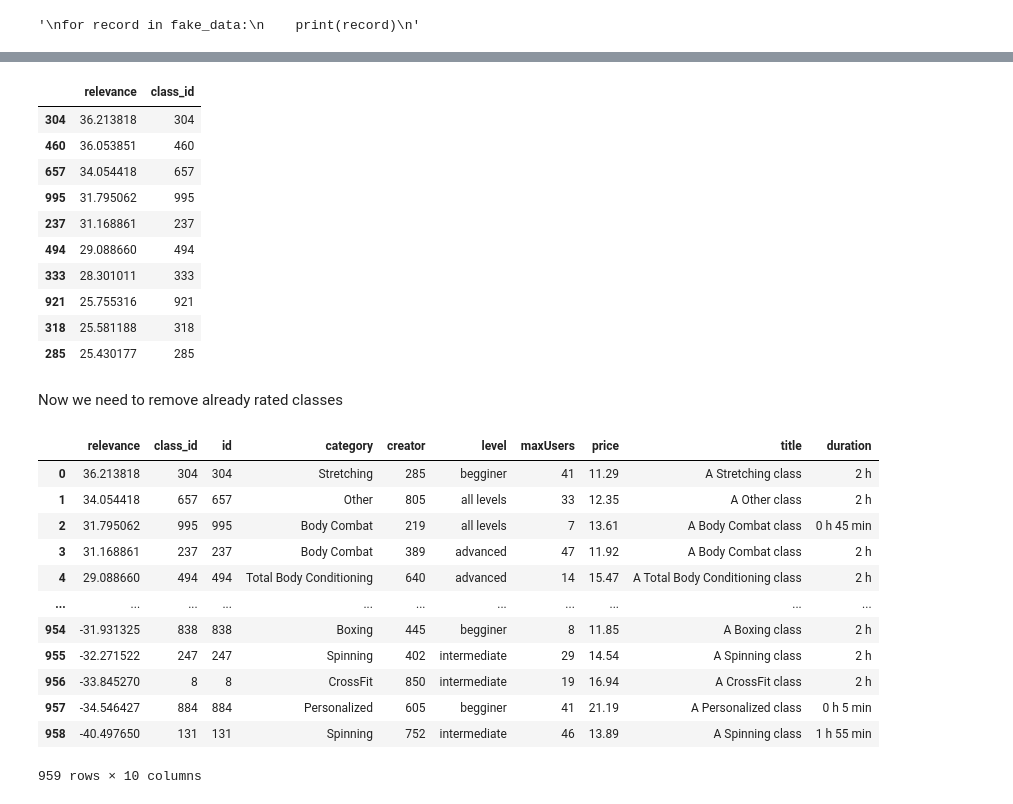
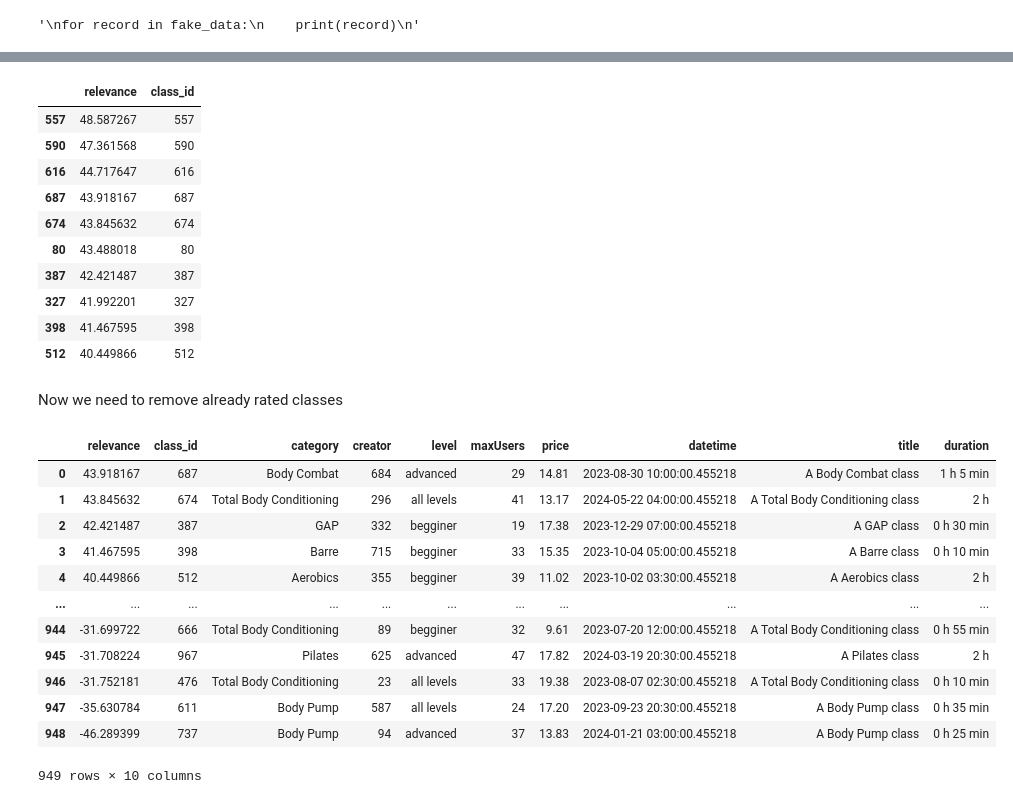
Before and after one commit to roensumundo/scratch-app, a Jupyter notebook: recommendation system/tests.ipynb, the cells around one changed output, grey strips where cells are left out. Cells and saved outputs as stored; diff of their text form; code cells hidden in the pictures.

Commit message:
similar classes achieved.

```diff
--- a/recommendation system/tests.ipynb
+++ b/recommendation system/tests.ipynb
@@ -230,9 +230,14 @@ def print_rated_classes(user_id, rating_matrix, classes):
     for class_id in get_rated_classes(user_id, rating_matrix):
         print("%d %.1f %s " %
           (class_id, get_rating(user_id, class_id, rating_matrix), get_title(class_id, classes)))
+# %%
+def get_item_similarity(ratings_matrix):
+    return ratings_matrix.corr()
 # %%
-def get_classes_relevance(user_id, ratings_matrix, item_similarity_matrix):
+def get_classes_relevance(user_id, ratings_matrix):
 
+    # computes correlation between all combinations of items
+    item_similarity_matrix = get_item_similarity(ratings_matrix)
     # Create an empty series
     classes_relevance = pd.Series()
 
@@ -268,42 +273,47 @@ classes_relevance = classes_relevance.sort_values("relevance", ascending=False).
 classes_relevance
 # %% [output]
 |  | relevance | class_id |
-| 304 | 36.213818 | 304 |
-| 460 | 36.053851 | 460 |
-| 657 | 34.054418 | 657 |
-| 995 | 31.795062 | 995 |
-| 237 | 31.168861 | 237 |
-| 494 | 29.088660 | 494 |
-| 333 | 28.301011 | 333 |
-| 921 | 25.755316 | 921 |
-| 318 | 25.581188 | 318 |
-| 285 | 25.430177 | 285 |
+| 557 | 48.587267 | 557 |
+| 590 | 47.361568 | 590 |
+| 616 | 44.717647 | 616 |
+| 687 | 43.918167 | 687 |
+| 674 | 43.845632 | 674 |
+| 80 | 43.488018 | 80 |
+| 387 | 42.421487 | 387 |
+| 327 | 41.992201 | 327 |
+| 398 | 41.467595 | 398 |
+| 512 | 40.449866 | 512 |
 # %% [markdown]
 Now we need to remove already rated classes
 # %%
-def get_recommended_classes(user_id, ratings_matrix, item_similarity_matrix, classes_df):
-    classes_relevance = get_classes_relevance(user_id, ratings_matrix, item_similarity_matrix)
+def get_recommended_classes(user_id, ratings_matrix, classes_df):
+    classes_relevance = get_classes_relevance(user_id, ratings_matrix)
     classes_relevance = classes_relevance.set_index(classes_relevance["class_id"].to_numpy())
     classes_relevance = classes_relevance.sort_values("relevance", ascending=False)
     rated_classes = get_rated_classes(user_id, ratings_matrix)
     recommended_classes = classes_relevance.drop(rated_classes)
 
+
+    recommended_classes['class_id'] = recommended_classes['class_id'].astype(int)
+    classes_df['id'] = classes_df['id'].astype(int)
+
     recommended_classes = pd.merge(recommended_classes, classes_df, left_on='class_id', right_on='id', how='left')
-    recommended_classes =  recommended_classes.drop(['datetime'], axis = 1)
+
+    recommended_classes =  recommended_classes.drop(['id'], axis = 1)
     return recommended_classes
 # %%
-get_recommended_classes(user_id, ratings_matrix, item_similarity, classes_df)
+get_recommended_classes(user_id, ratings_matrix, classes_df)
 # %% [output]
-|  | relevance | class_id | id | category | creator | level | maxUsers | price | title | duration |
-| 0 | 36.213818 | 304 | 304 | Stretching | 285 | begginer | 41 | 11.29 | A Stretching class | 2 h |
-| 1 | 34.054418 | 657 | 657 | Other | 805 | all levels | 33 | 12.35 | A Other class | 2 h |
-| 2 | 31.795062 | 995 | 995 | Body Combat | 219 | all levels | 7 | 13.61 | A Body Combat class | 0 h 45 min |
-| 3 | 31.168861 | 237 | 237 | Body Combat | 389 | advanced | 47 | 11.92 | A Body Combat class | 2 h |
-| 4 | 29.088660 | 494 | 494 | Total Body Conditioning | 640 | advanced | 14 | 15.47 | A Total Body Conditioning class | 2 h |
+|  | relevance | class_id | category | creator | level | maxUsers | price | datetime | title | duration |
+| 0 | 43.918167 | 687 | Body Combat | 684 | advanced | 29 | 14.81 | 2023-08-30 10:00:00.455218 | A Body Combat class | 1 h 5 min |
+| 1 | 43.845632 | 674 | Total Body Conditioning | 296 | all levels | 41 | 13.17 | 2024-05-22 04:00:00.455218 | A Total Body Conditioning class | 2 h |
+| 2 | 42.421487 | 387 | GAP | 332 | begginer | 19 | 17.38 | 2023-12-29 07:00:00.455218 | A GAP class | 0 h 30 min |
+| 3 | 41.467595 | 398 | Barre | 715 | begginer | 33 | 15.35 | 2023-10-04 05:00:00.455218 | A Barre class | 0 h 10 min |
+| 4 | 40.449866 | 512 | Aerobics | 355 | begginer | 39 | 11.02 | 2023-10-02 03:30:00.455218 | A Aerobics class | 2 h |
 | ... | ... | ... | ... | ... | ... | ... | ... | ... | ... | ... |
-| 954 | -31.931325 | 838 | 838 | Boxing | 445 | begginer | 8 | 11.85 | A Boxing class | 2 h |
-| 955 | -32.271522 | 247 | 247 | Spinning | 402 | intermediate | 29 | 14.54 | A Spinning class | 2 h |
-| 956 | -33.845270 | 8 | 8 | CrossFit | 850 | intermediate | 19 | 16.94 | A CrossFit class | 2 h |
-| 957 | -34.546427 | 884 | 884 | Personalized | 605 | begginer | 41 | 21.19 | A Personalized class | 0 h 5 min |
-| 958 | -40.497650 | 131 | 131 | Spinning | 752 | intermediate | 46 | 13.89 | A Spinning class | 1 h 55 min |
+| 944 | -31.699722 | 666 | Total Body Conditioning | 89 | begginer | 32 | 9.61 | 2023-07-20 12:00:00.455218 | A Total Body Conditioning class | 0 h 55 min |
+| 945 | -31.708224 | 967 | Pilates | 625 | advanced | 47 | 17.82 | 2024-03-19 20:30:00.455218 | A Pilates class | 2 h |
+| 946 | -31.752181 | 476 | Total Body Conditioning | 23 | all levels | 33 | 19.38 | 2023-08-07 02:30:00.455218 | A Total Body Conditioning class | 0 h 10 min |
+| 947 | -35.630784 | 611 | Body Pump | 587 | all levels | 24 | 17.20 | 2023-09-23 20:30:00.455218 | A Body Pump class | 0 h 35 min |
+| 948 | -46.289399 | 737 | Body Pump | 94 | advanced | 37 | 13.83 | 2024-01-21 03:00:00.455218 | A Body Pump class | 0 h 25 min |
-959 rows × 10 columns
+949 rows × 10 columns
```
Also changed, not shown: parts of 7 cells of this notebook, 1 other file.
